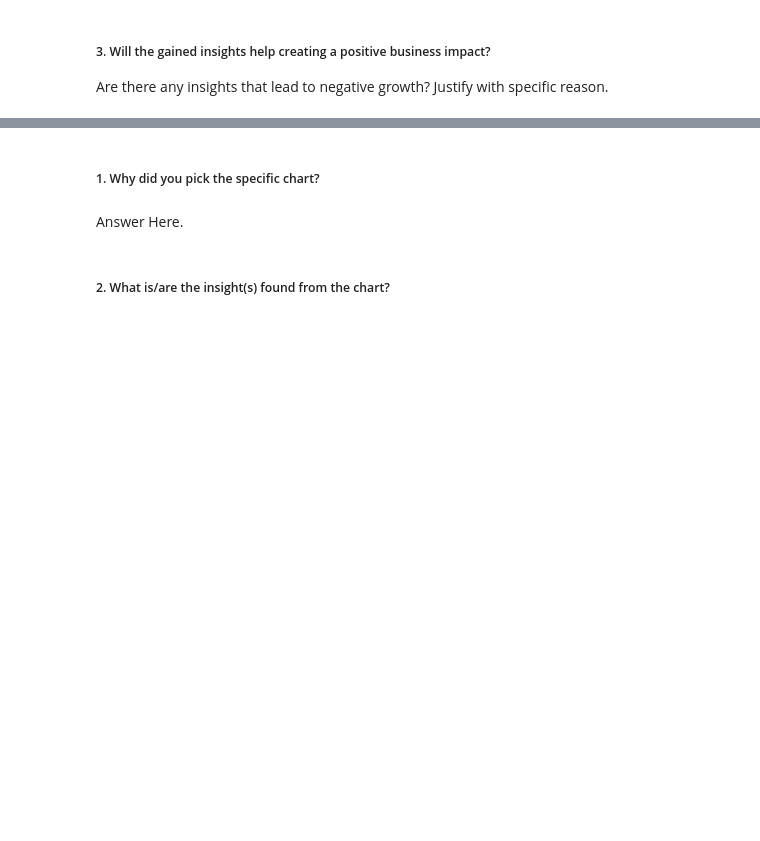
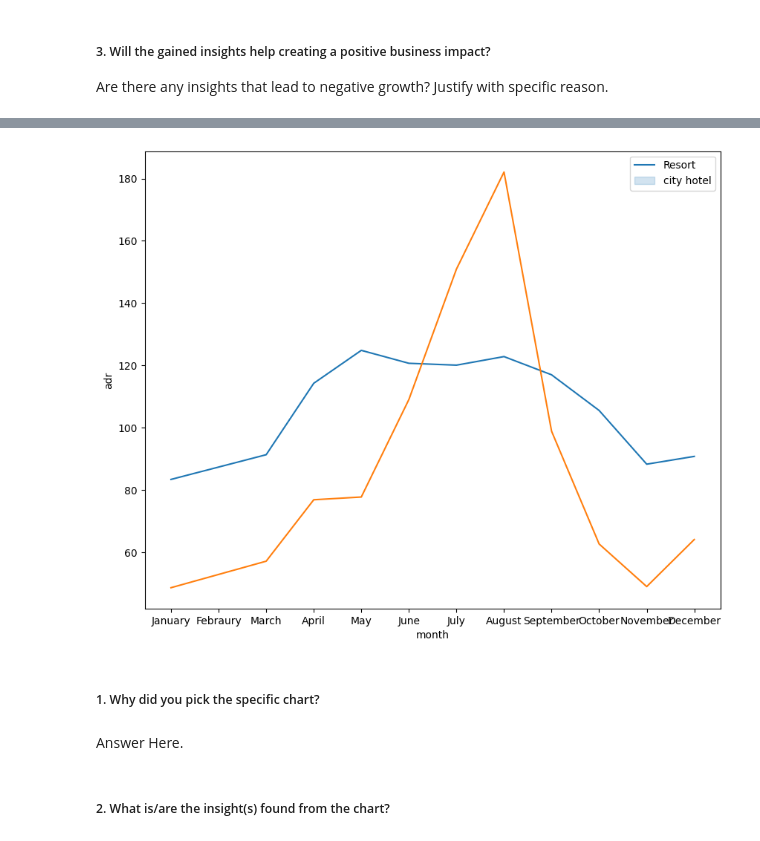
Before and after one commit to Jamal1018/EDA_Hotel_booking_analysis, a Jupyter notebook: EDA_on_Hotel_Booking_Analysis.ipynb, the cells around one changed output, grey strips where cells are left out. Saved outputs shown, nothing was run; the diff lists cells and outputs as text; code cells hidden in the pictures; blank space fills up the shorter version.

```diff
--- a/EDA_on_Hotel_Booking_Analysis.ipynb
+++ b/EDA_on_Hotel_Booking_Analysis.ipynb
@@ -1002,3 +1018,30 @@ Answer Here
+# %%
+# calculating the men of the df_city & df_resort variables and storing them in new varibles
+city = df_city.groupby('arrival_date_month')['adr'].mean().reset_index()
+resort = df_resort.groupby('arrival_date_month')['adr'].mean().reset_index()
+
+# merging the both variables basis on the same column of arrival_date_month
+hotel  = city.merge(resort,on='arrival_date_month')
+
+# renaming the columns in the hotel variable
+hotel.columns = ['month','price_for_city','price_for_resort']
+
+# creating new variable of months
+months = ['January','Febraury','March','April','May','June','July','August','September','October','November','December']
+
+# assigning the month column to the new variable of months column and categorizing the column baisis of it
+hotel['month'] = pd.Categorical(hotel['month'],categories = months,ordered = True)
+hotel = hotel.sort_values('month').reset_index()
+plt.figure(figsize = (10,8))
+
+# plotting the line chart for the comparison of the city and resort hotel type
+sns.lineplot(data = hotel, x ='month', y ='price_for_city')
+sns.lineplot(data = hotel, x ='month', y ='price_for_resort')
+plt.ylabel('adr')
+plt.legend(['Resort','city hotel'])
+plt.show()
+# %% [output]
+[figure, added]
 # %% [markdown]
 ##### 1. Why did you pick the specific chart?
 # %% [markdown]
```
Also changed, not shown: parts of 11 cells of this notebook.
